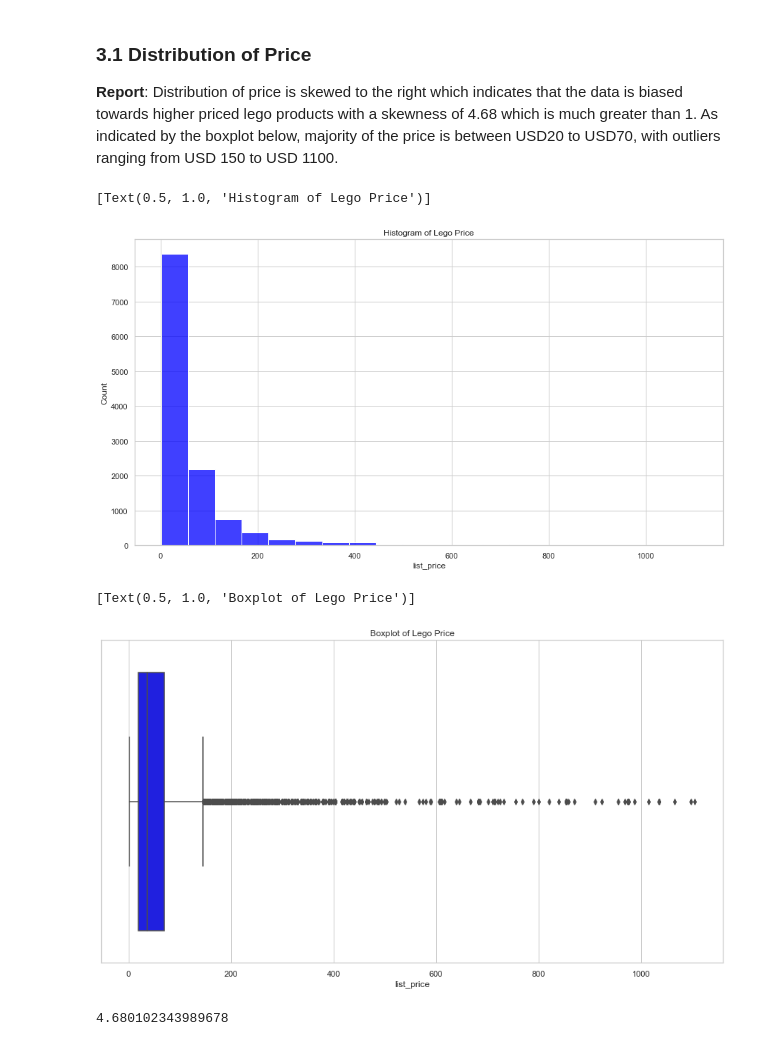
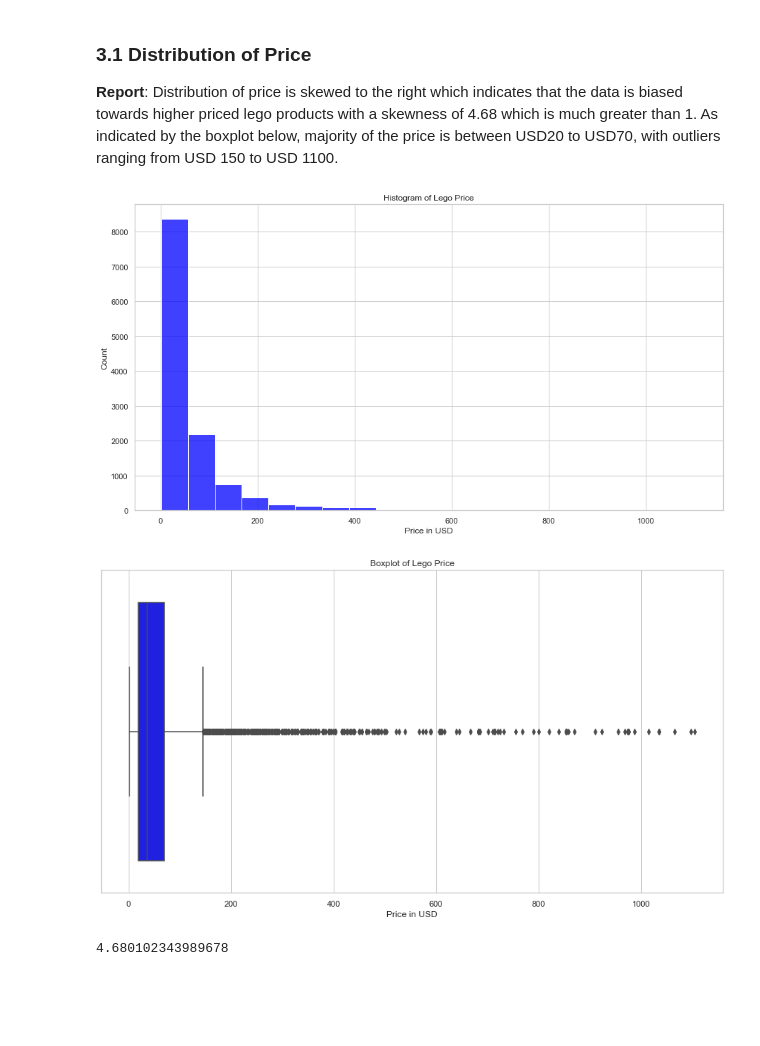
Before and after one commit to hazz292/LSE_A3_Turtle_Games_Predictive_Analytics, a Jupyter notebook: A3_Week_1.ipynb, the cells around one changed output. Cells and saved outputs as stored; diff of their text form; code cells hidden in the pictures; blank space fills up the shorter version.

```diff
--- a/A3_Week_1.ipynb
+++ b/A3_Week_1.ipynb
@@ -106,19 +107,24 @@ lego.describe().round(2)
 **Report**: Distribution of price is skewed to the right which indicates that the data is biased towards higher priced lego products with a skewness of 4.68 which is much greater than 1. As indicated by the boxplot below, majority of the price is between USD20 to USD70, with outliers ranging from USD 150 to USD 1100.
 # %%
 # Histogram of price
-sns.set(rc = {'figure.figsize':(15,8)})
+sns.set(rc = {"figure.figsize":(15, 8)})
 sns.set_theme(style="whitegrid")
-sns.histplot(data=lego, x="list_price", bins=20, color = 'blue').set(title='Histogram of Lego Price')
+sns.histplot(data=lego, x="list_price", bins=20, color = "blue")\
+.set(title="Histogram of Lego Price", xlabel = "Price in USD", ylabel = "Count")
+
+# Export graph
+plt.savefig('Histogram of Lego Price.png')
 # %% [output]
-[Text(0.5, 1.0, 'Histogram of Lego Price')]
-[figure, old version]
+[figure, new version]
 # %%
 # Boxplot of price
 sns.set_theme(style="whitegrid")
-sns.boxplot(data=lego, x='list_price', color='blue').set(title='Boxplot of Lego Price')
+sns.boxplot(data=lego, x='list_price', color='blue').set(title='Boxplot of Lego Price', xlabel = "Price in USD")
+
+# Export graph
+plt.savefig('Boxplot of Lego Price.png')
 # %% [output]
-[Text(0.5, 1.0, 'Boxplot of Lego Price')]
-[figure, old version]
+[figure, new version]
 # %%
 # Skewness of list price
 print(skew(lego['list_price'], axis=0, bias=True))
```
Also changed, not shown: parts of 10 cells of this notebook.
